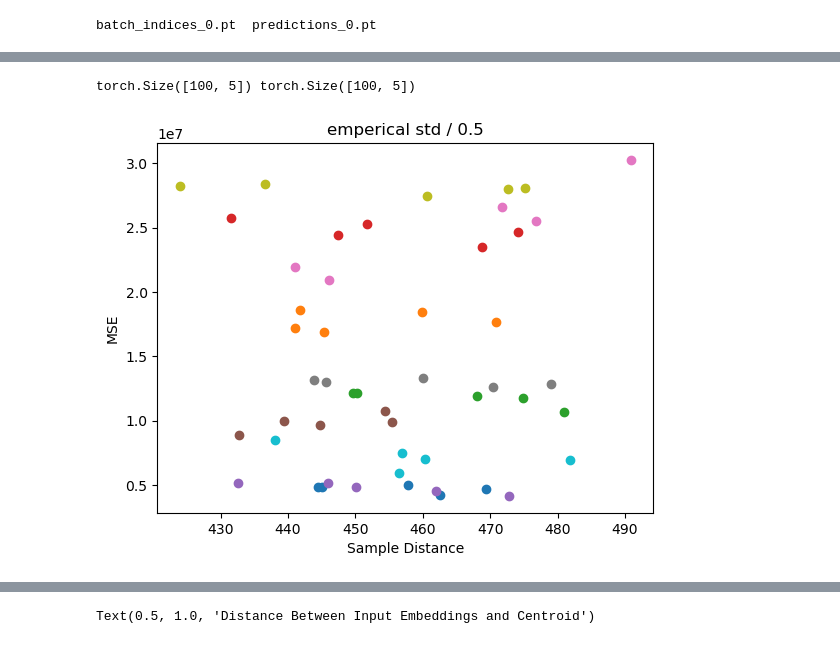
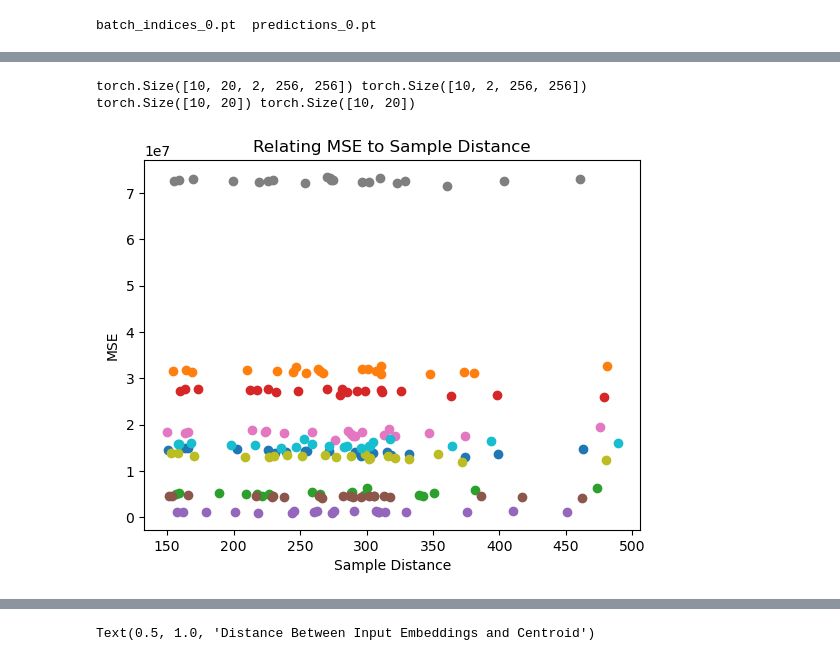
Before and after one commit to ishan-gaur/implicit-cell-model, a Jupyter notebook: var_interp.ipynb, the cells around one changed output, grey strips where cells are left out. Saved outputs shown, nothing was run; the diff lists cells and outputs as text; code cells hidden in the pictures.

Commit message:
correct distance scaling/sampling

```diff
--- a/var_interp.ipynb
+++ b/var_interp.ipynb
@@ -35,3 +34,5 @@ mu = torch.load(mu_file)
 var = torch.load(var_file)
 indices = np.load(indices_file)
 colors = np.load(colors_file)
+latent_dim = mu.shape[1]
+print(f"Latent dim: {latent_dim}")
@@ -82,0 +86,5 @@ tensor(308.4889) tensor(84.6833)
+# %%
+target_distances = torch.randn(replicates) * distance.std() + distance.mean()
+scale = torch.pow(target_distances, 2) / torch.sum(mu.var(dim=0))
+print(target_distances)
+print(scale)
@@ -83,15 +98,16 @@ tensor(308.4889) tensor(84.6833)
 # %%
 sample_indices = np.random.choice(len(dataset), samples_ct, replace=False)
 sample_mu = mu[sample_indices]
-emp_std = sample_mu.std(dim=0) / scale
+emp_std = torch.pow(scale[:, None] * mu.var(dim=0)[None, :], 0.5)
 
 print(sample_mu.shape)
 
-eps_shape = [sample_mu.shape[0], replicates, sample_mu.shape[1]] # 5 samples per example data point
+eps_shape = [samples_ct, replicates, latent_dim] # 5 samples per example data point
 # for d in sample_mu.shape:
 #     eps_shape.append(d)
 
 eps = torch.randn(eps_shape)
 print(eps.shape, emp_std.shape, sample_mu.shape)
-samples = eps[:, :, :] * emp_std[None, None, :] + sample_mu[:, None, :]
+samples = eps[:, :, :] * emp_std[None, :, :] + sample_mu[:, None, :]
+print(samples.shape, emp_std.shape, sample_mu.shape)
 # %% [output]
@@ -107,4 +120,6 @@ sample_diff = torch.linalg.vector_norm(sample_diff, dim=2)
 print(sample_diff.shape)
 print(torch.mean(sample_diff, dim=1)[:5])
 print(torch.std(sample_diff, dim=1)[:5])
+for i in range(samples_ct):
+    plt.scatter(target_distances, sample_diff[i, :])
 # %% [output]
@@ -188,17 +204,19 @@ for i in range(len(indices)):
     assert indices[i] == i
 # %%
 targets = dataset[sample_indices]
+print(predictions.shape, targets.shape)
 mse = torch.pow(predictions[:, :, :, :] - targets[:, None, :, :], 2).mean(dim=(2, 3, 4))
 print(sample_diff.shape, mse.shape)
 
 import matplotlib.pyplot as plt
 
 for i in range(10):
     plt.scatter(sample_diff[i], mse[i])
 plt.xlabel("Sample Distance")
 plt.ylabel("MSE")
-plt.title(f"emperical std / {scale}")
+plt.title(f"Relating MSE to Sample Distance")
 plt.show()
 # %% [output]
-torch.Size([100, 5]) torch.Size([100, 5])
+torch.Size([10, 20, 2, 256, 256]) torch.Size([10, 2, 256, 256])
+torch.Size([10, 20]) torch.Size([10, 20])
-[figure, old version]
+[figure, new version]
```
Also changed, not shown: parts of 10 cells of this notebook.
